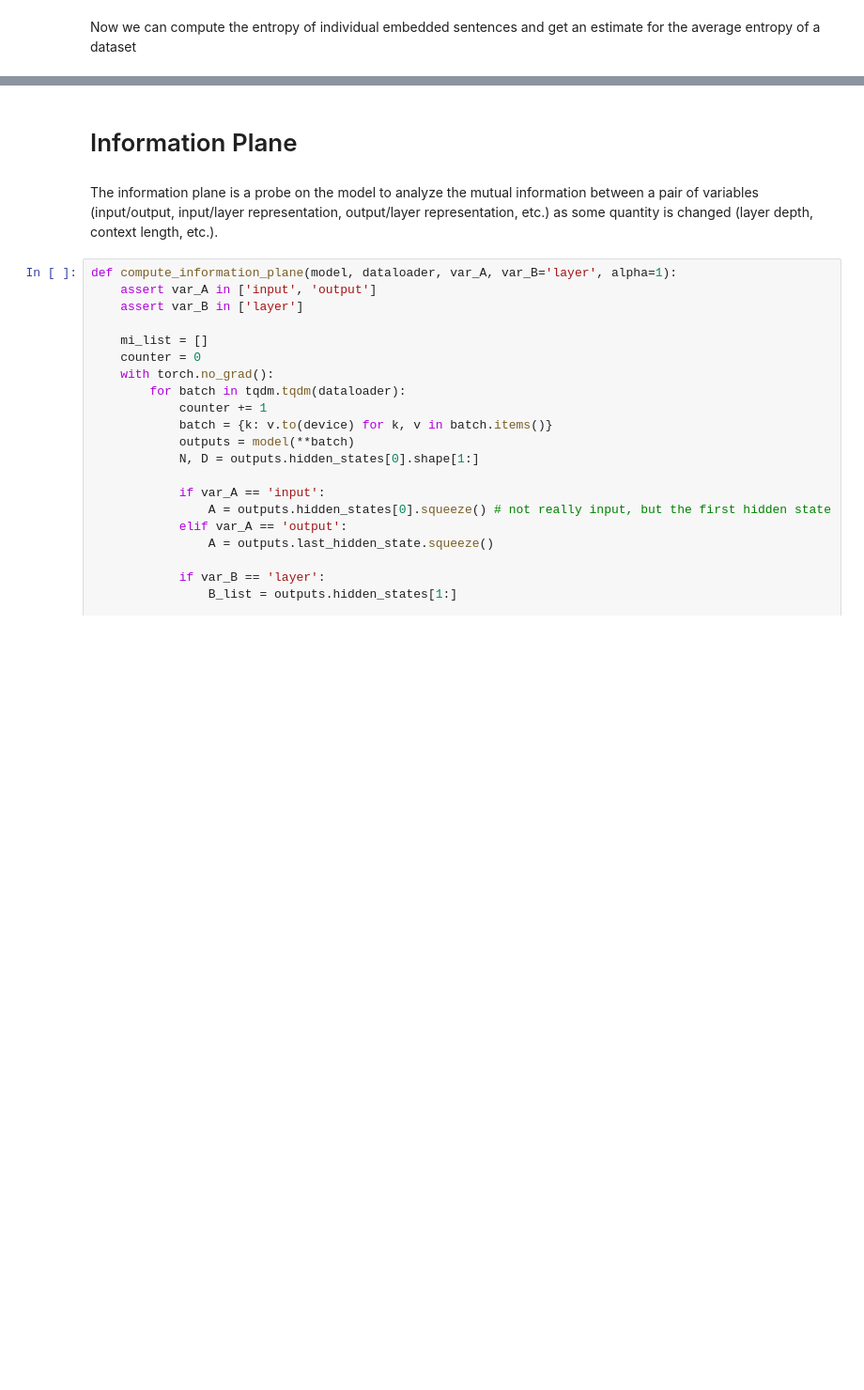
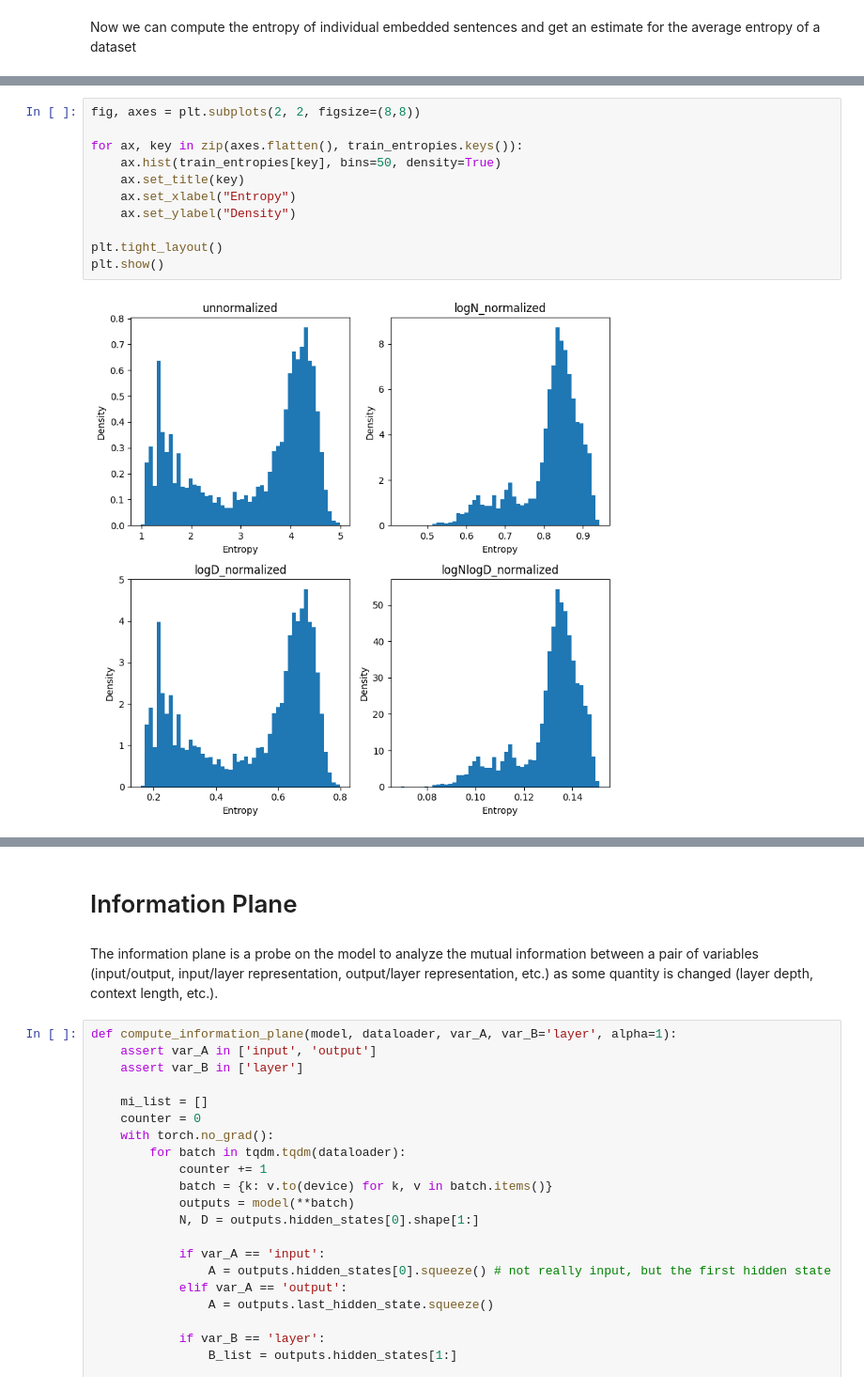
Before and after one commit to OFSkean/information_flow, a Jupyter notebook: information_plane.ipynb, the cells around one changed output, grey strips where cells are left out. Shown at 94% size. Cells and saved outputs as stored; diff of their text form; blank space fills up the shorter version.

```diff
--- a/information_plane.ipynb
+++ b/information_plane.ipynb
@@ -201,0 +207,13 @@ Special tokens have been added in the vocabulary, make sure the associated word
+# %%
+fig, axes = plt.subplots(2, 2, figsize=(8,8))
+
+for ax, key in zip(axes.flatten(), train_entropies.keys()):
+    ax.hist(train_entropies[key], bins=50, density=True)
+    ax.set_title(key)
+    ax.set_xlabel("Entropy")
+    ax.set_ylabel("Density")
+
+plt.tight_layout()
+plt.show()
+# %% [output]
+[figure, added]
```
Also changed, not shown: parts of 31 cells of this notebook.
